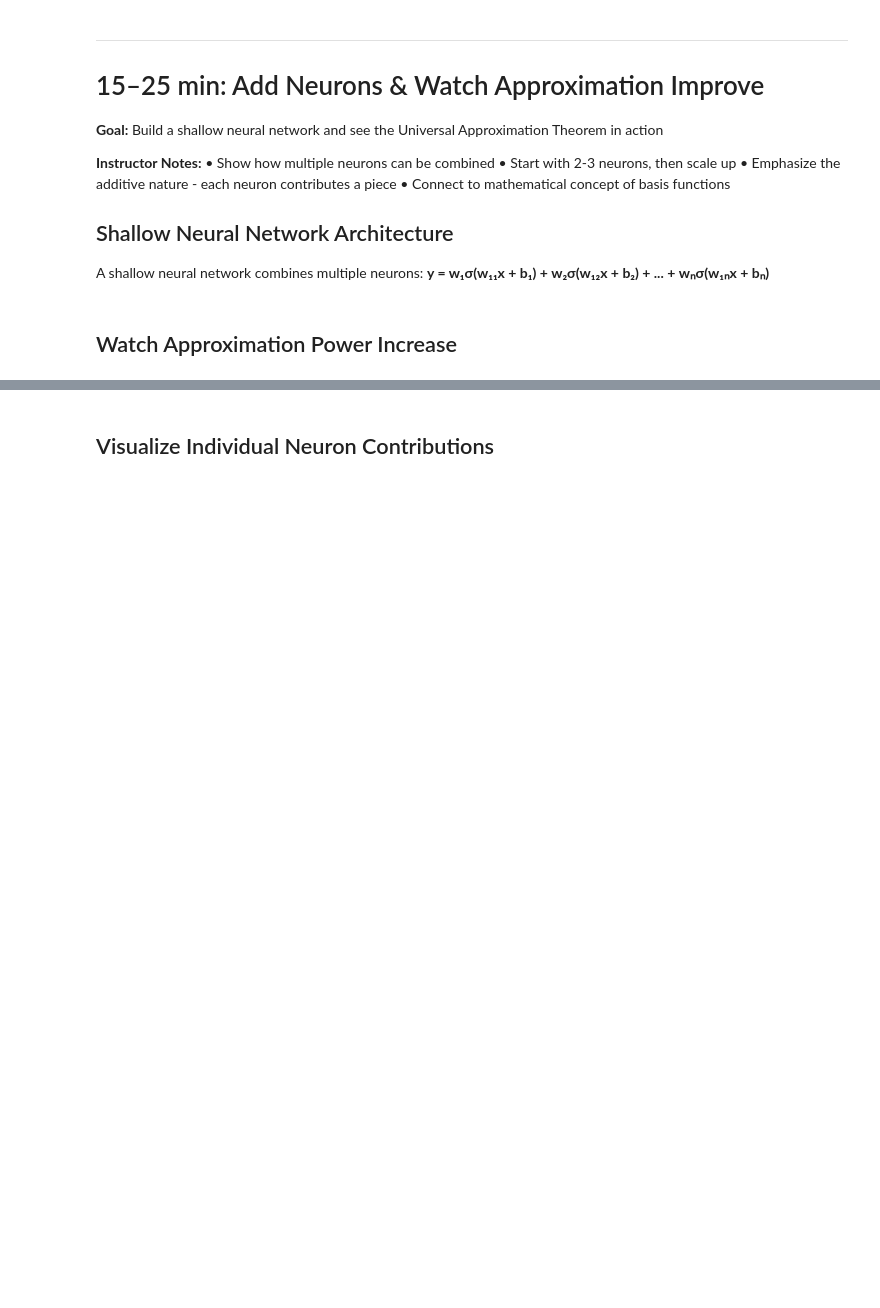
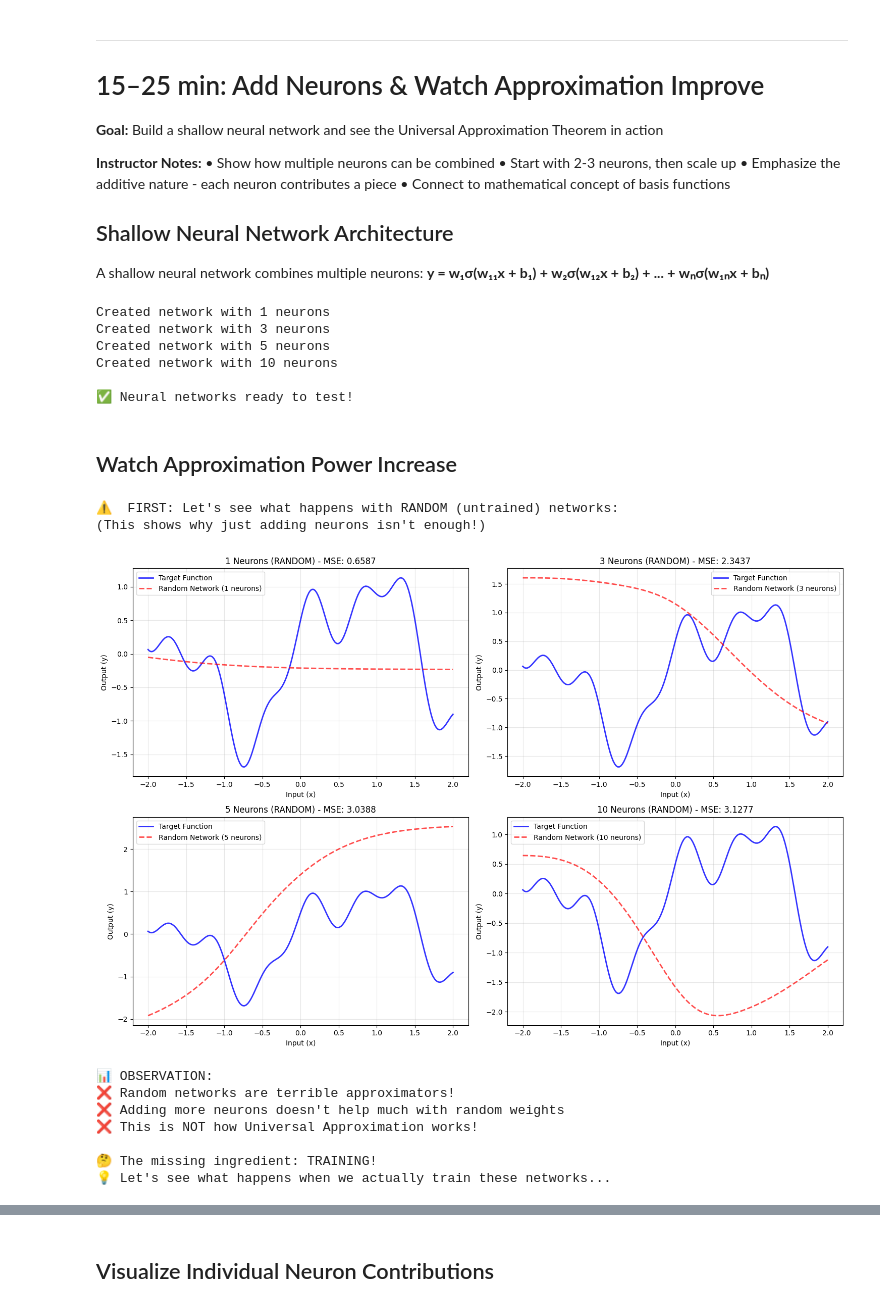
Before and after one commit to Robbyswimmer/CBU-CSC422, a Jupyter notebook: Materials/Module 2: Neural Networks/IC_1_shallow_neural_network_instructor.ipynb, the cells around one changed output, grey strips where cells are left out. Cells and saved outputs as stored; diff of their text form; code cells hidden in the pictures; blank space fills up the shorter version.

```diff
--- a/Materials/Module 2: Neural Networks/IC_1_shallow_neural_network_instructor.ipynb
+++ b/Materials/Module 2: Neural Networks/IC_1_shallow_neural_network_instructor.ipynb
@@ -322,12 +322,13 @@ class ShallowNeuralNetwork:
             # Backward pass - compute gradients
             # Output layer gradients
             output_error = output - y_train  # Shape: (n_samples,)
-            output_weights_grad = np.mean(output_error[:, np.newaxis] * hidden_outputs, axis=1)
+            # Fix: Compute gradient for each output weight
+            output_weights_grad = np.mean(output_error[np.newaxis, :] * hidden_outputs, axis=1)
 
             # Hidden layer gradients
-            hidden_error = output_error * self.output_weights[:, np.newaxis]  # Shape: (num_neurons, n_samples)
+            hidden_error = output_error[np.newaxis, :] * self.output_weights[:, np.newaxis]  # Shape: (num_neurons, n_samples)
             hidden_activation_grad = self.activation_derivative(hidden_linear)
-            hidden_weights_grad = np.mean(hidden_error * hidden_activation_grad * x_train, axis=1)
+            hidden_weights_grad = np.mean(hidden_error * hidden_activation_grad * x_train[np.newaxis, :], axis=1)
             hidden_biases_grad = np.mean(hidden_error * hidden_activation_grad, axis=1)
 
             # Update parameters
@@ -356,35 +357,60 @@ for n in neuron_counts:
     print(f"Created network with {n} neurons")
 
 print("\n✅ Neural networks ready to test!")
+# %% [output]
+Created network with 1 neurons
+Created network with 3 neurons
+Created network with 5 neurons
+Created network with 10 neurons
+
+✅ Neural networks ready to test!
 # %% [markdown]
 ## Watch Approximation Power Increase
 # %%
-# Compare networks with different numbers of neurons
+# Compare networks with different numbers of neurons (UNTRAINED - shows the problem!)
 plt.figure(figsize=(15, 10))
+
+print("⚠️  FIRST: Let's see what happens with RANDOM (untrained) networks:")
+print("(This shows why just adding neurons isn't enough!)")
+print()
 
 for i, n_neurons in enumerate(neuron_counts):
     plt.subplot(2, 2, i+1)
 
-    # Get network prediction
+    # Get network prediction (random weights!)
     network = networks[n_neurons]
     y_pred = network.predict(x_demo)
 
     # Plot target vs prediction
     plt.plot(x_demo, y_demo, 'b-', linewidth=2, label='Target Function', alpha=0.8)
-    plt.plot(x_demo, y_pred, 'r--', linewidth=2, label=f'Network ({n_neurons} neurons)')
+    plt.plot(x_demo, y_pred, 'r--', linewidth=2, label=f'Random Network ({n_neurons} neurons)', alpha=0.7)
 
     # Calculate and display error
     mse = np.mean((y_demo - y_pred)**2)
-    plt.title(f'{n_neurons} Neurons - MSE: {mse:.4f}')
+    plt.title(f'{n_neurons} Neurons (RANDOM) - MSE: {mse:.4f}')
     plt.xlabel('Input (x)')
     plt.ylabel('Output (y)')
     plt.legend()
     plt.grid(True, alpha=0.3)
 
 plt.tight_layout()
 plt.show()
 
-print("📈 UNIVERSAL APPROXIMATION IN ACTION:")
-print("   → More neurons = better approximation")
-print("   → With enough neurons, we can approximate ANY function!")
-print("   → This is the theoretical foundation of neural networks")
+print("📊 OBSERVATION:")
+print("❌ Random networks are terrible approximators!")
+print("❌ Adding more neurons doesn't help much with random weights")
+print("❌ This is NOT how Universal Approximation works!")
+print()
+print("🤔 The missing ingredient: TRAINING!")
+print("💡 Let's see what happens when we actually train these networks...")
+# %% [output]
+⚠️  FIRST: Let's see what happens with RANDOM (untrained) networks:
+(This shows why just adding neurons isn't enough!)
+[figure, added]
+📊 OBSERVATION:
+❌ Random networks are terrible approximators!
+❌ Adding more neurons doesn't help much with random weights
+❌ This is NOT how Universal Approximation works!
+
+🤔 The missing ingredient: TRAINING!
+💡 Let's see what happens when we actually train these networks...
```
Also changed, not shown: parts of 8 cells of this notebook, 1 other file.
